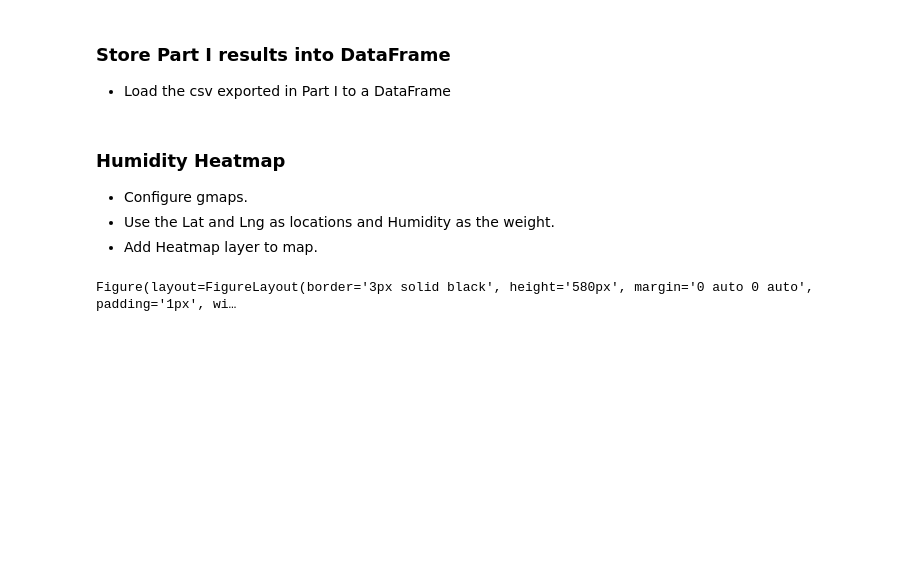
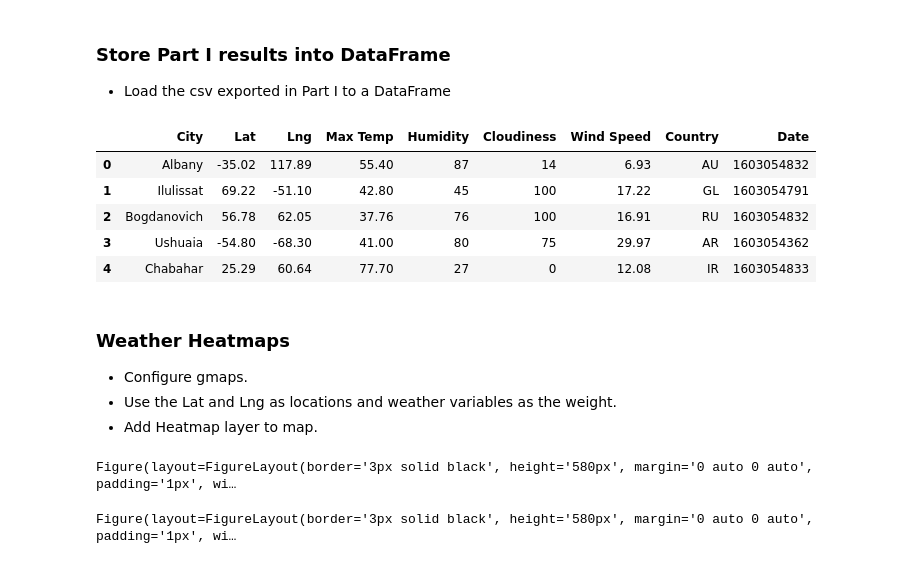
Before and after one commit to KaiCee2010/web-design-challenge, a Jupyter notebook: WebVisualizations/Resources/WeatherPy/VacationPy.ipynb, the cells around one changed output. Saved outputs shown, nothing was run; the diff lists cells and outputs as text; code cells hidden in the pictures; blank space fills up the shorter version.

```diff
--- a/WebVisualizations/Resources/WeatherPy/VacationPy.ipynb
+++ b/WebVisualizations/Resources/WeatherPy/VacationPy.ipynb
@@ -22,15 +23,58 @@ from api_keys import g_key
 * Load the csv exported in Part I to a DataFrame
 # %%
 # create file path
-infile = os.path.join("Output", "city_weather_data.csv")
+infile = os.path.join('..', '..', 'Resources', 'city_weather_data.csv')
 
 #read csv into a dataframe
 city_data = pd.read_csv(infile)
+city_data.head()
+# %% [output]
+|  | City | Lat | Lng | Max Temp | Humidity | Cloudiness | Wind Speed | Country | Date |
+| 0 | Albany | -35.02 | 117.89 | 55.40 | 87 | 14 | 6.93 | AU | 1603054832 |
+| 1 | Ilulissat | 69.22 | -51.10 | 42.80 | 45 | 100 | 17.22 | GL | 1603054791 |
+| 2 | Bogdanovich | 56.78 | 62.05 | 37.76 | 76 | 100 | 16.91 | RU | 1603054832 |
+| 3 | Ushuaia | -54.80 | -68.30 | 41.00 | 80 | 75 | 29.97 | AR | 1603054362 |
+| 4 | Chabahar | 25.29 | 60.64 | 77.70 | 27 | 0 | 12.08 | IR | 1603054833 |
 # %% [markdown]
-### Humidity Heatmap
+### Weather Heatmaps
 * Configure gmaps.
-* Use the Lat and Lng as locations and Humidity as the weight.
+* Use the Lat and Lng as locations and weather variables as the weight.
 * Add Heatmap layer to map.
+# %%
+gmaps.configure(api_key=g_key)
+
+# Create a variable for lat, long
+city_locations = city_data[["Lat", "Lng"]]
+
+# Create a variable for humidity'
+city_max_temp = city_data["Max Temp"]
+
+gradient = ["white", "#FDE52B", "#FD862B", "#FF4A12"]
+
+# Create the  figure
+figure_layout = {
+    'width': '800px',
+    'height': '580px',
+    'border': '3px solid black',
+    'padding': '1px',
+    'margin': '0 auto 0 auto'
+}
+
+fig = gmaps.figure(zoom_level = 1.6, center = (24.288292, 11.701573), layout=figure_layout)
+
+# Create the heatmap layer for city locations and humidity
+heatmap_layer = gmaps.heatmap_layer(city_locations, weights=city_max_temp,
+                                 dissipating=False, max_intensity=city_max_temp.max(),
+                                 point_radius=1.5, gradient=gradient)
+# Add heatmap layer to figure
+fig.add_layer(heatmap_layer)
+
+# heatmap_layer.opacity = 0.0 # make the heatmap transparent
+
+# Display the figure
+fig
+# %% [output]
+Figure(layout=FigureLayout(border='3px solid black', height='580px', margin='0 auto 0 auto', padding='1px', wi…
 # %%
 gmaps.configure(api_key=g_key)
 
```
Also changed, not shown: parts of 7 cells of this notebook, 7 other files.
